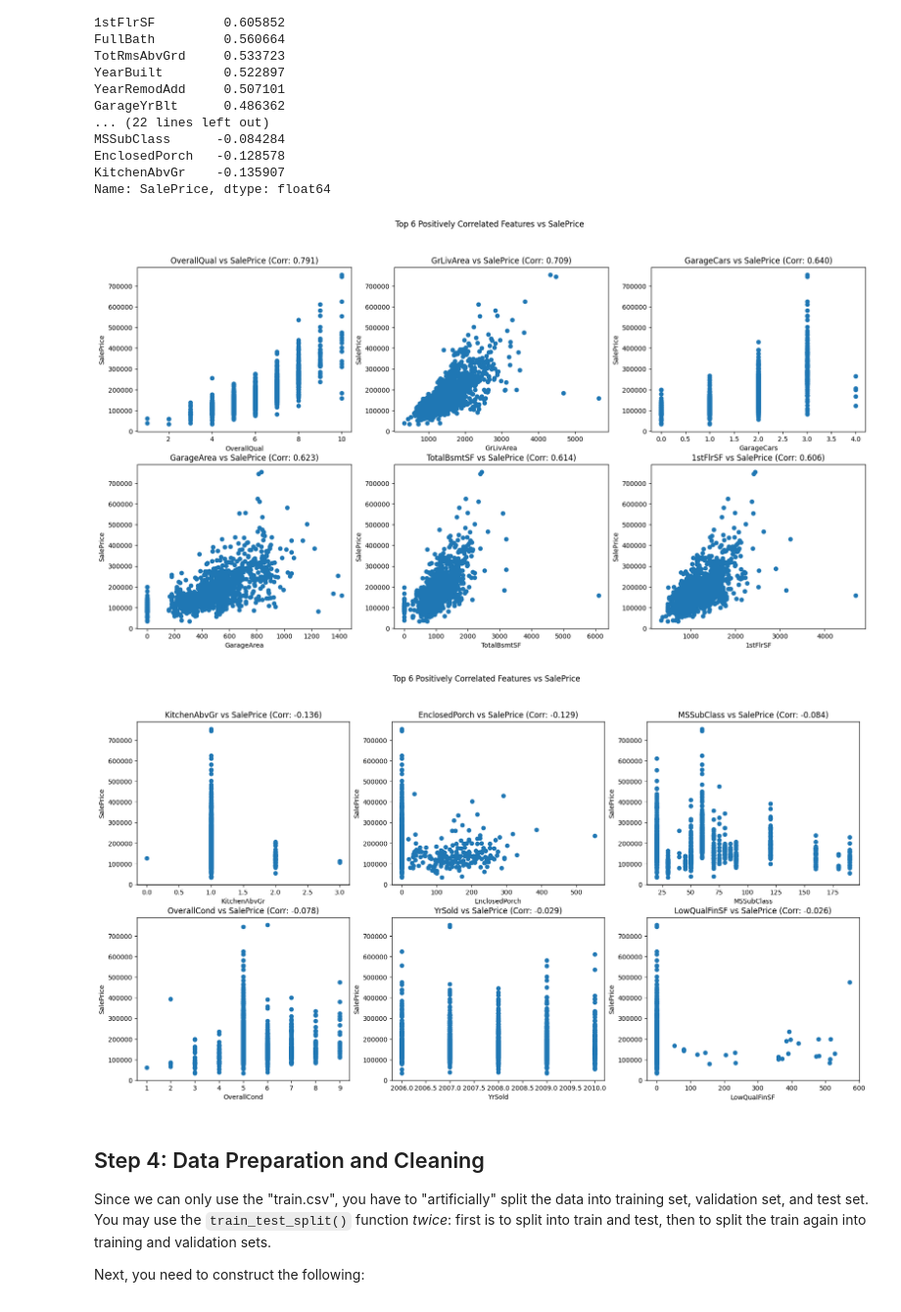
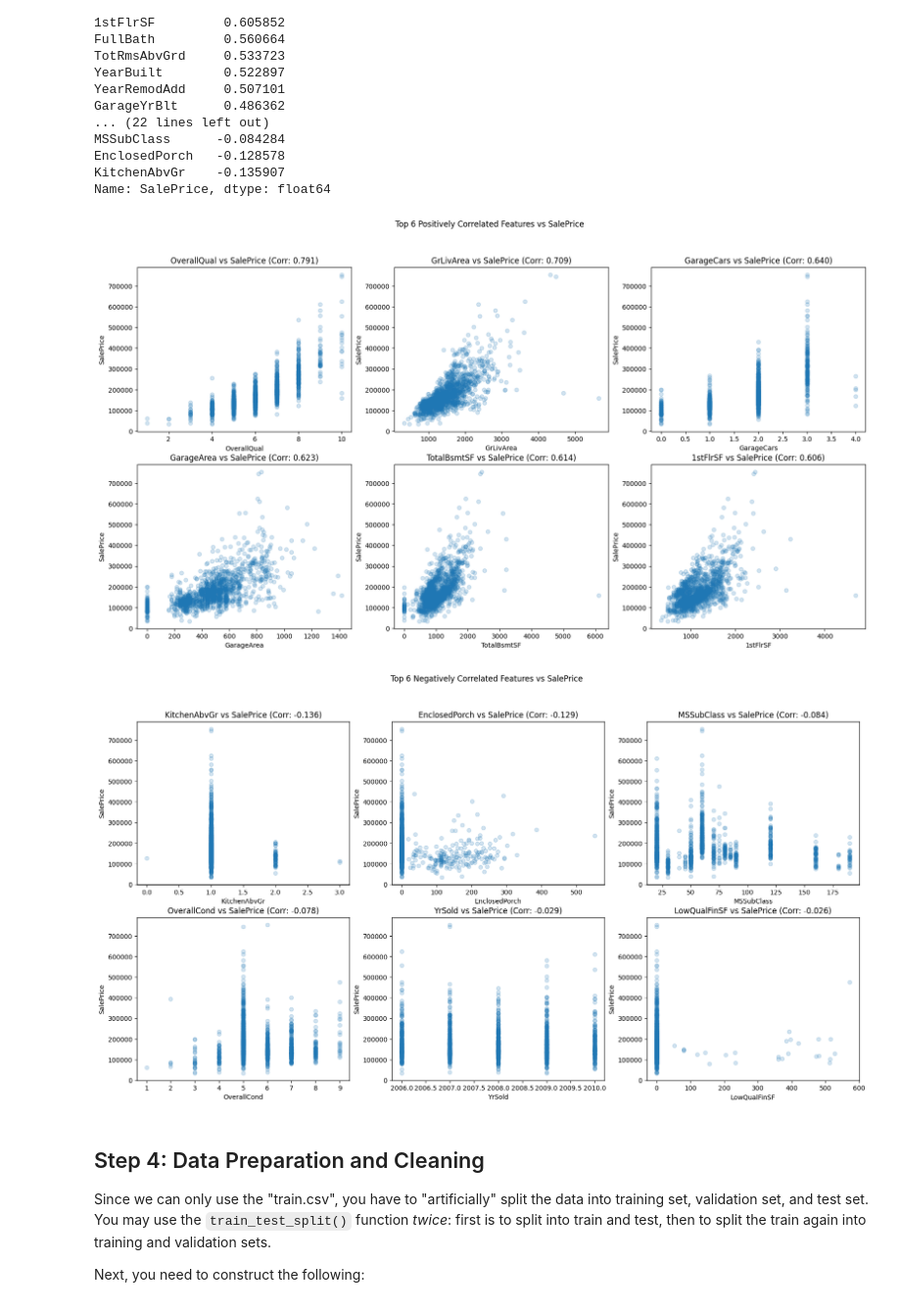
Before and after one commit to Ryguy-1/cs4774-codeathons, a Jupyter notebook: codeathon-1/zbp6dw_codeathon_1.ipynb, the cells around one changed output. Shown at 98% size. Drawn from its saved outputs; the diff is of its cells as text; code cells hidden in the pictures.

```diff
--- a/codeathon-1/zbp6dw_codeathon_1.ipynb
+++ b/codeathon-1/zbp6dw_codeathon_1.ipynb
@@ -213,37 +214,37 @@ Name: SalePrice, dtype: float64
 # %%
 top_pos_corr_features = corr_matrix["SalePrice"].sort_values(ascending=False).index[1:7]
 
 fig, axs = plt.subplots(2, 3, figsize=(20, 10))
 
 for i, feature in enumerate(top_pos_corr_features):
-    axs[i // 3, i % 3].scatter(housing_df[feature], housing_df["SalePrice"])
+    axs[i // 3, i % 3].scatter(housing_df[feature], housing_df["SalePrice"], alpha=0.2)
     axs[i // 3, i % 3].set_title(f"{feature} vs SalePrice (Corr: {corr_matrix.loc[feature, 'SalePrice']:.3f})")
 
     axs[i // 3, i % 3].set_xlabel(feature)
     axs[i // 3, i % 3].set_ylabel("SalePrice")
 
 fig.suptitle("Top 6 Positively Correlated Features vs SalePrice")
 
 plt.show()
 # %% [output]
-[figure, old version]
+[figure, new version]
 # %%
 top_neg_corr_features = corr_matrix["SalePrice"].sort_values(ascending=True).index[0:6]
 
 fig, axs = plt.subplots(2, 3, figsize=(20, 10))
 
 for i, feature in enumerate(top_neg_corr_features):
-    axs[i // 3, i % 3].scatter(housing_df[feature], housing_df["SalePrice"])
+    axs[i // 3, i % 3].scatter(housing_df[feature], housing_df["SalePrice"], alpha=0.2)
     axs[i // 3, i % 3].set_title(f"{feature} vs SalePrice (Corr: {corr_matrix.loc[feature, 'SalePrice']:.3f})")
 
     axs[i // 3, i % 3].set_xlabel(feature)
     axs[i // 3, i % 3].set_ylabel("SalePrice")
 
-fig.suptitle("Top 6 Positively Correlated Features vs SalePrice")
+fig.suptitle("Top 6 Negatively Correlated Features vs SalePrice")
 
 plt.show()
 # %% [output]
-[figure, old version]
+[figure, new version]
 # %% [markdown]
 ##  Step 4: Data Preparation and Cleaning
 Since we can only use the "train.csv", you have to "artificially" split the data into training set, validation set, and test set. You may use the `train_test_split()` function *twice*: first is to split into train and test, then to split the train again into training and validation sets.
```
Also changed, not shown: parts of 4 cells of this notebook.
